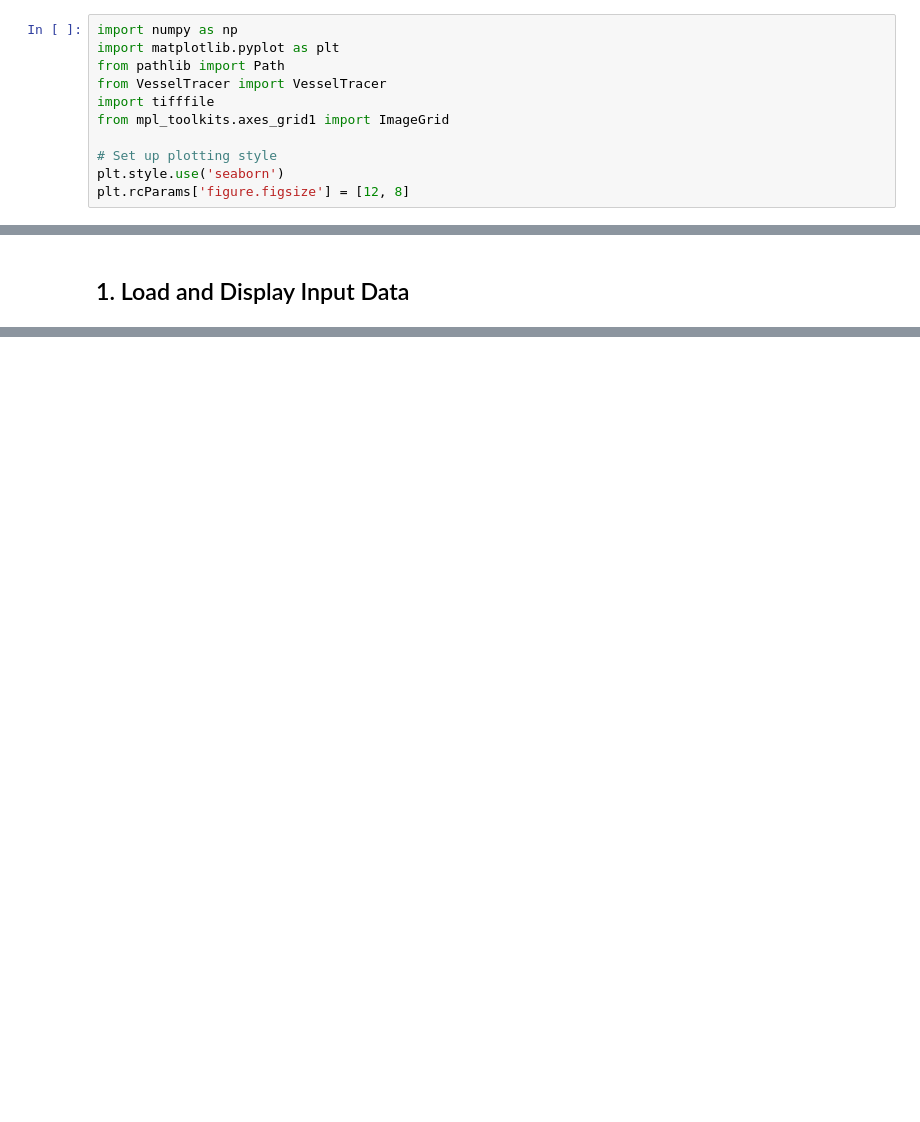
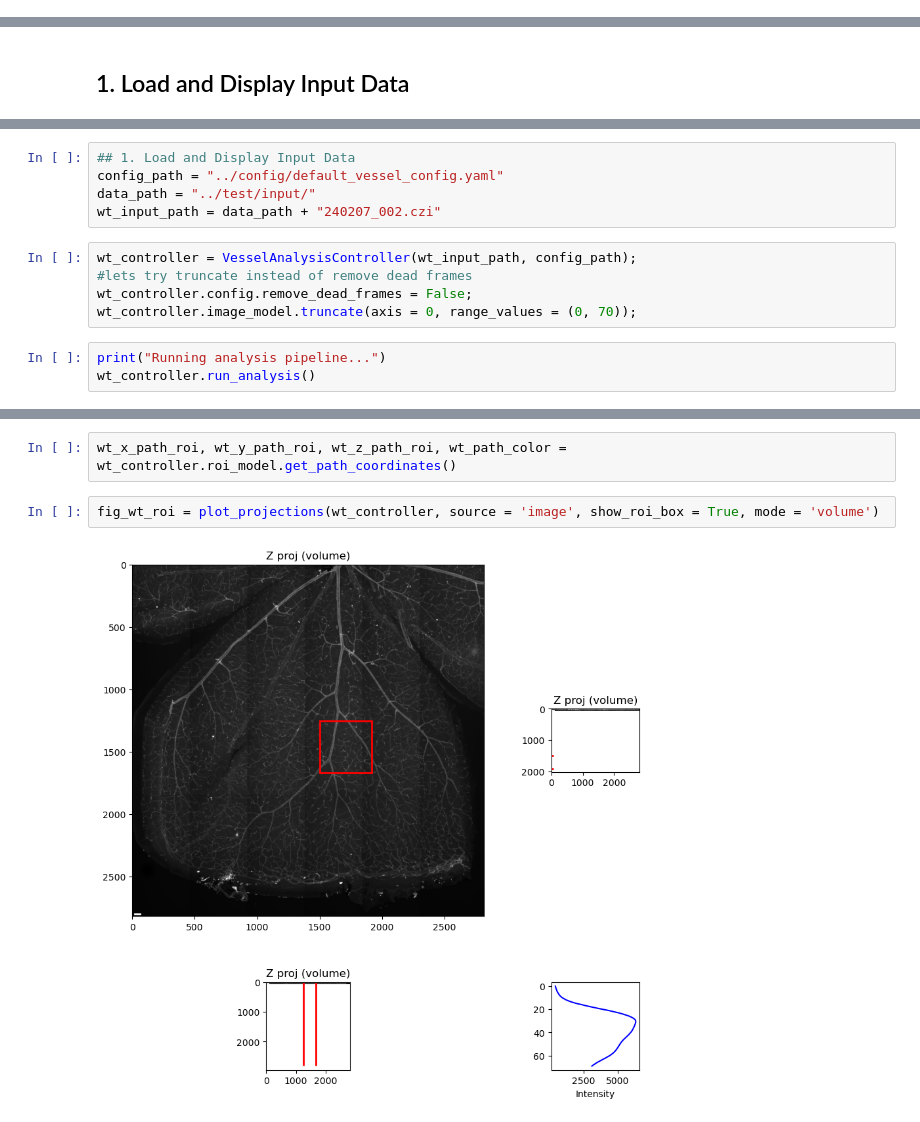
Before and after one commit to mattar13/VascularAnalysis, a Jupyter notebook: notebooks/vessel_analysis_demo.ipynb, the cells around one changed output, grey strips where cells are left out. Saved outputs shown, nothing was run; the diff lists cells and outputs as text; blank space fills up the shorter version.

Commit message:
feat: enhance vessel analysis notebook with improved data loading, multi-angle 3D visualization, and configurable path smoothing options

```diff
--- a/notebooks/vessel_analysis_demo.ipynb
+++ b/notebooks/vessel_analysis_demo.ipynb
@@ -7,11 +4,0 @@ This notebook demonstrates the complete vessel tracing pipeline with visualizati
-# %%
-import numpy as np
-import matplotlib.pyplot as plt
-from pathlib import Path
-from VesselTracer import VesselTracer
-import tifffile
-from mpl_toolkits.axes_grid1 import ImageGrid
-
-# Set up plotting style
-plt.style.use('seaborn')
-plt.rcParams['figure.figsize'] = [12, 8]
@@ -71,0 +19,13 @@ plot_volume_slices(tracer.smoothed, title="Smoothed Volume")
+# %%
+## 1. Load and Display Input Data
+config_path = "../config/default_vessel_config.yaml"
+data_path = "../test/input/"
+wt_input_path = data_path + "240207_002.czi"
+# %%
+wt_controller = VesselAnalysisController(wt_input_path, config_path);
+#lets try truncate instead of remove dead frames
+wt_controller.config.remove_dead_frames = False;
+wt_controller.image_model.truncate(axis = 0, range_values = (0, 70));
+# %%
+print("Running analysis pipeline...")
+wt_controller.run_analysis()
@@ -71,0 +74,6 @@ plot_volume_slices(tracer.smoothed, title="Smoothed Volume")
+# %%
+wt_x_path_roi, wt_y_path_roi, wt_z_path_roi, wt_path_color = wt_controller.roi_model.get_path_coordinates()
+# %%
+fig_wt_roi = plot_projections(wt_controller, source = 'image', show_roi_box = True, mode = 'volume')
+# %% [output]
+[figure, added]
```
Also changed, not shown: parts of 17 cells of this notebook.
